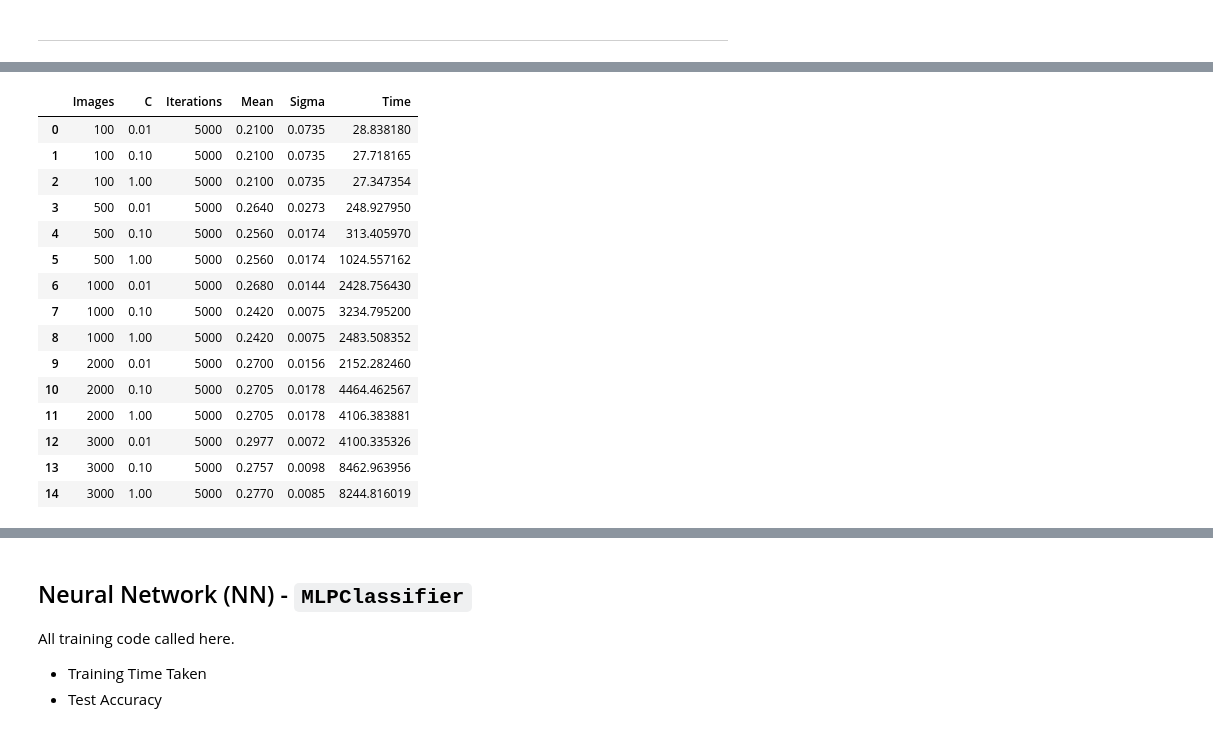
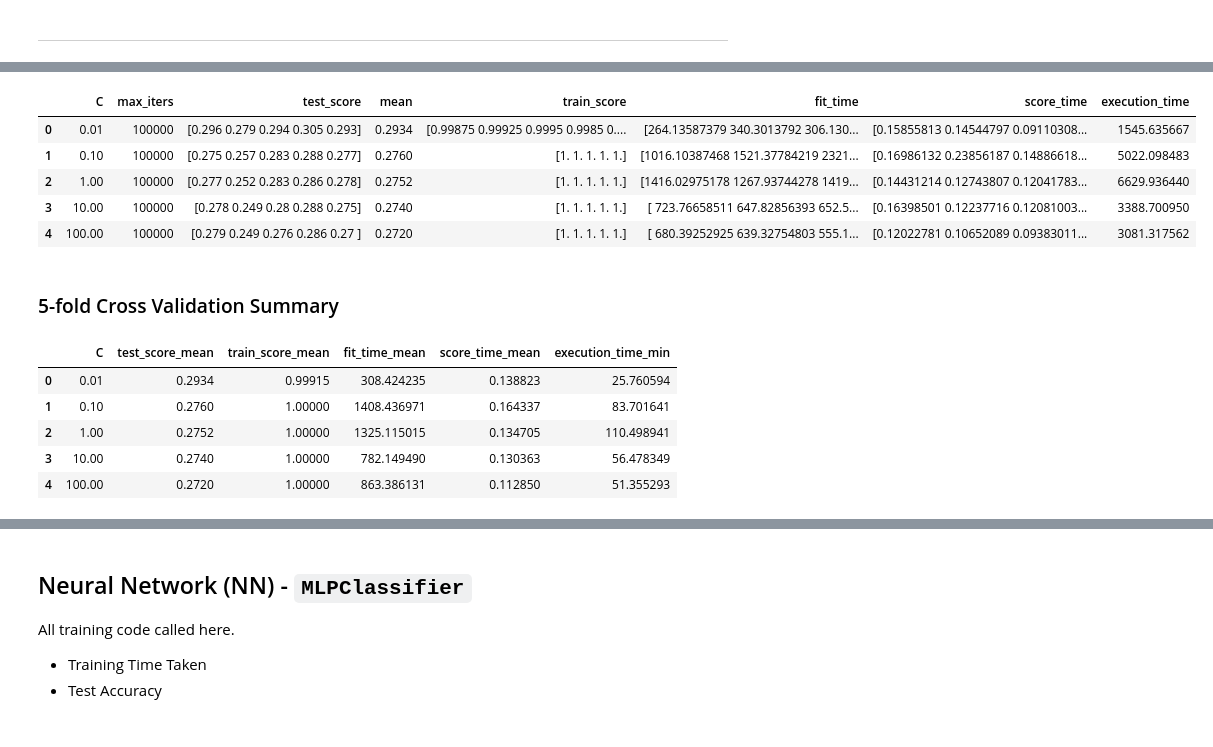
Before and after one commit to varunmehta/ds675, a Jupyter notebook: project/00-project-ds675.ipynb, the cells around one changed output, grey strips where cells are left out. Saved outputs shown, nothing was run; the diff lists cells and outputs as text; code cells hidden in the pictures.

Commit message:
Add All notebooks and images and samples to GitHub. Continue working on getting the data consolidation in 00

```diff
--- a/project/00-project-ds675.ipynb
+++ b/project/00-project-ds675.ipynb
@@ -298,21 +332,44 @@ Running a trial across smaller set of images, and multiple iterations, C, found
 # %%
-df = pd.read_csv("./results/linear_experiments_results_202610061139.csv")
+df = pd.read_csv("./results/linear_experiments_results_202610151635.csv")
 display(df)
 # %% [output]
-|  | Images | C | Iterations | Mean | Sigma | Time |
-| 0 | 100 | 0.01 | 5000 | 0.2100 | 0.0735 | 28.838180 |
-| 1 | 100 | 0.10 | 5000 | 0.2100 | 0.0735 | 27.718165 |
-| 2 | 100 | 1.00 | 5000 | 0.2100 | 0.0735 | 27.347354 |
-| 3 | 500 | 0.01 | 5000 | 0.2640 | 0.0273 | 248.927950 |
-| 4 | 500 | 0.10 | 5000 | 0.2560 | 0.0174 | 313.405970 |
-| 5 | 500 | 1.00 | 5000 | 0.2560 | 0.0174 | 1024.557162 |
-| 6 | 1000 | 0.01 | 5000 | 0.2680 | 0.0144 | 2428.756430 |
-| 7 | 1000 | 0.10 | 5000 | 0.2420 | 0.0075 | 3234.795200 |
-| 8 | 1000 | 1.00 | 5000 | 0.2420 | 0.0075 | 2483.508352 |
-| 9 | 2000 | 0.01 | 5000 | 0.2700 | 0.0156 | 2152.282460 |
-| 10 | 2000 | 0.10 | 5000 | 0.2705 | 0.0178 | 4464.462567 |
-| 11 | 2000 | 1.00 | 5000 | 0.2705 | 0.0178 | 4106.383881 |
-| 12 | 3000 | 0.01 | 5000 | 0.2977 | 0.0072 | 4100.335326 |
-| 13 | 3000 | 0.10 | 5000 | 0.2757 | 0.0098 | 8462.963956 |
-| 14 | 3000 | 1.00 | 5000 | 0.2770 | 0.0085 | 8244.816019 |
+|  | C | max_iters | test_score | mean | train_score | fit_time | score_time | execution_time |
+| 0 | 0.01 | 100000 | [0.296 0.279 0.294 0.305 0.293] | 0.2934 | [0.99875 0.99925 0.9995 0.9985 0.... | [264.13587379 340.3013792 306.130... | [0.15855813 0.14544797 0.09110308... | 1545.635667 |
+| 1 | 0.10 | 100000 | [0.275 0.257 0.283 0.288 0.277] | 0.2760 | [1. 1. 1. 1. 1.] | [1016.10387468 1521.37784219 2321... | [0.16986132 0.23856187 0.14886618... | 5022.098483 |
+| 2 | 1.00 | 100000 | [0.277 0.252 0.283 0.286 0.278] | 0.2752 | [1. 1. 1. 1. 1.] | [1416.02975178 1267.93744278 1419... | [0.14431214 0.12743807 0.12041783... | 6629.936440 |
+| 3 | 10.00 | 100000 | [0.278 0.249 0.28 0.288 0.275] | 0.2740 | [1. 1. 1. 1. 1.] | [ 723.76658511 647.82856393 652.5... | [0.16398501 0.12237716 0.12081003... | 3388.700950 |
+| 4 | 100.00 | 100000 | [0.279 0.249 0.276 0.286 0.27 ] | 0.2720 | [1. 1. 1. 1. 1.] | [ 680.39252925 639.32754803 555.1... | [0.12022781 0.10652089 0.09383011... | 3081.317562 |
+# %% [markdown]
+### 5-fold Cross Validation Summary
+# %%
+def parse_cv(df):
+    """Expand the array columns of a cross_validate CSV, and add their means."""
+    for col in ["test_score", "train_score", "fit_time", "score_time"]:
+        df[col] = df[col].apply(lambda s: np.array(s.strip(" []").split(), dtype=float))
+        df[f"{col}_mean"] = df[col].apply(np.mean)
+    df["execution_time_min"] = df["execution_time"] / 60
+    return df
+
+
+df = parse_cv(df)
+
+display(
+    df[
+        [
+            "C",
+            "test_score_mean",
+            "train_score_mean",
+            "fit_time_mean",
+            "score_time_mean",
+            "execution_time_min",
+        ]
+    ]
+)
+# %% [output]
+|  | C | test_score_mean | train_score_mean | fit_time_mean | score_time_mean | execution_time_min |
+| 0 | 0.01 | 0.2934 | 0.99915 | 308.424235 | 0.138823 | 25.760594 |
+| 1 | 0.10 | 0.2760 | 1.00000 | 1408.436971 | 0.164337 | 83.701641 |
+| 2 | 1.00 | 0.2752 | 1.00000 | 1325.115015 | 0.134705 | 110.498941 |
+| 3 | 10.00 | 0.2740 | 1.00000 | 782.149490 | 0.130363 | 56.478349 |
+| 4 | 100.00 | 0.2720 | 1.00000 | 863.386131 | 0.112850 | 51.355293 |
 # %% [markdown]
```
Also changed, not shown: parts of 27 cells of this notebook, 44 other files.
